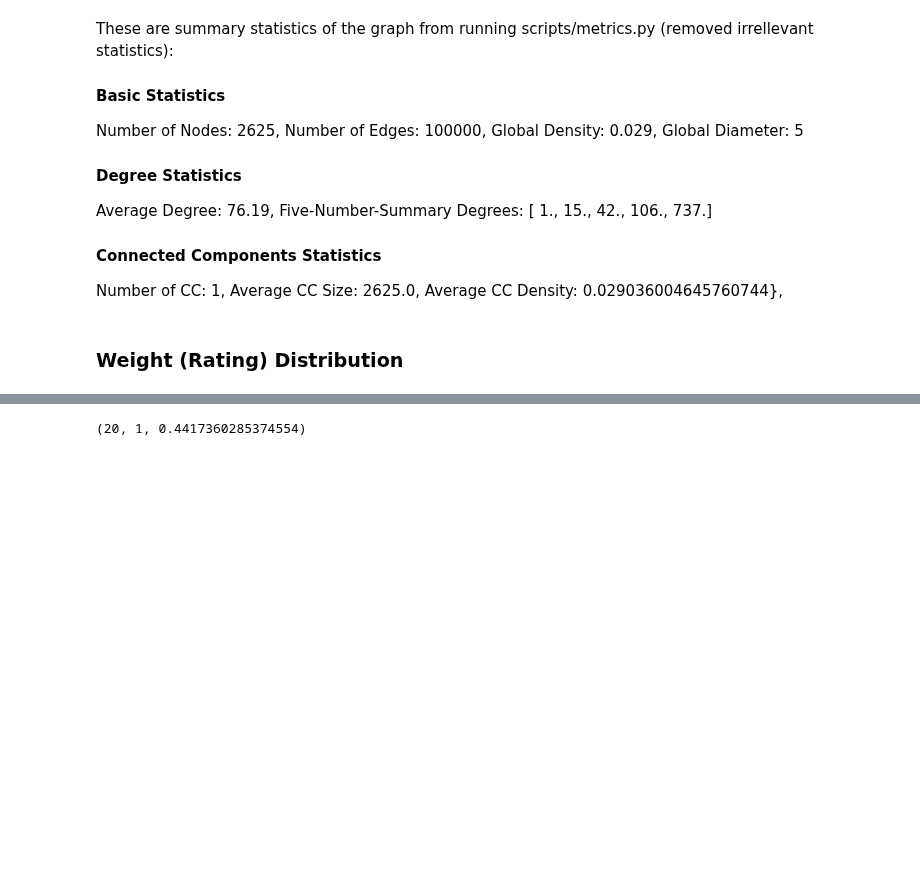
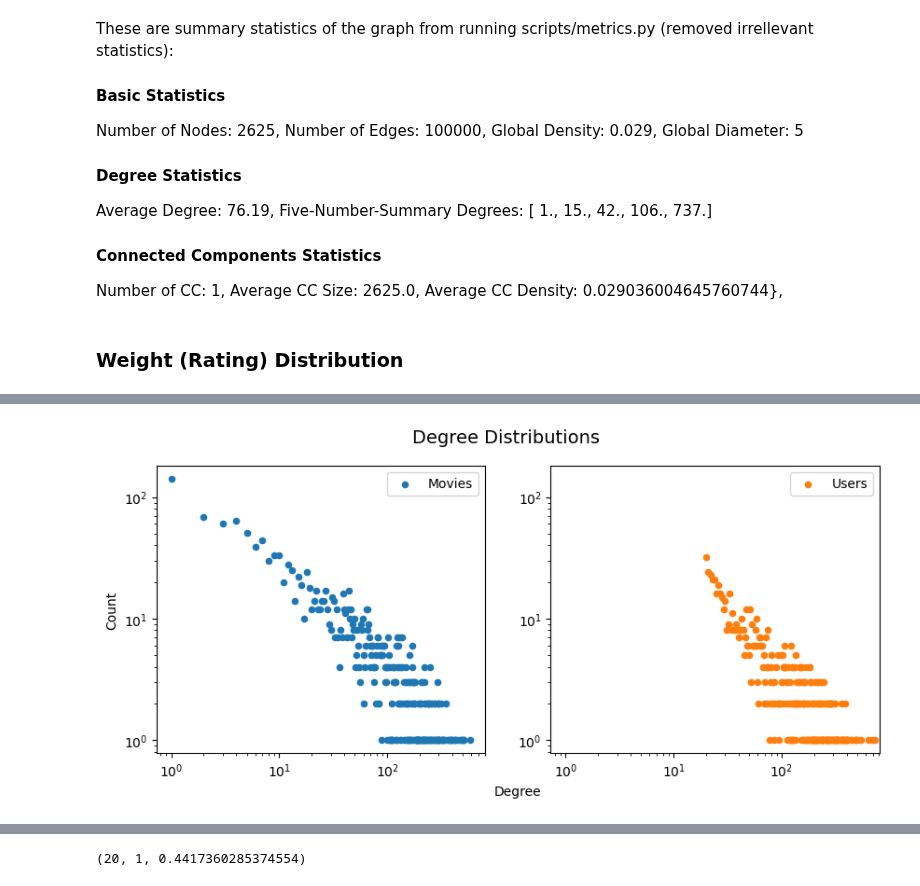
Before and after one commit to Christian-Weidemann/Movie-Mirror, a Jupyter notebook: project.ipynb, the cells around one changed output, grey strips where cells are left out. Cells and saved outputs as stored; diff of their text form; code cells hidden in the pictures; blank space fills up the shorter version.

```diff
--- a/project.ipynb
+++ b/project.ipynb
@@ -88 +113,20 @@ def plot_ccdf(degree_dictionary, cumulative=True):  # takes dict(G.degree)
+# %%
+movie_dd = plot_ccdf(movie_degrees, cumulative=False)
+user_dd = plot_ccdf(user_degrees, cumulative=False)
+fig, ax = plt.subplots(1,2, figsize=(10,4))
+fig.suptitle("Degree Distributions", size=14)
+# plt.setp(ax, xlim=(0,1000), ylim=(0,1))
+# plt.setp(ax, xlim=ax[0].get_xlim(), ylim=ax[0].get_ylim())
+opacity = 1
+movie_dd.plot(kind='scatter', x='degree', y='count', loglog=True, label='Movies', ax=ax[0], alpha=opacity, xlabel='Degree', ylabel='Count')
+user_dd.plot(kind='scatter', x='degree', y='count', loglog=True, label='Users', ax=ax[1], alpha=opacity, color='C1', ylabel='', xlabel='')
+
+# Keeping axis limits consistent and centering xlabel
+ax[1].set_xlim(ax[0].get_xlim())
+ax[1].set_ylim(ax[0].get_ylim())
+ax[0].xaxis.set_label_coords(1.1, -0.11)
+
+fig.savefig(figure_path+"bipartite_dd_movies_and_users.png")
+# %% [output]
+[figure, added]
 # %%
```
Also changed, not shown: parts of 7 cells of this notebook.
